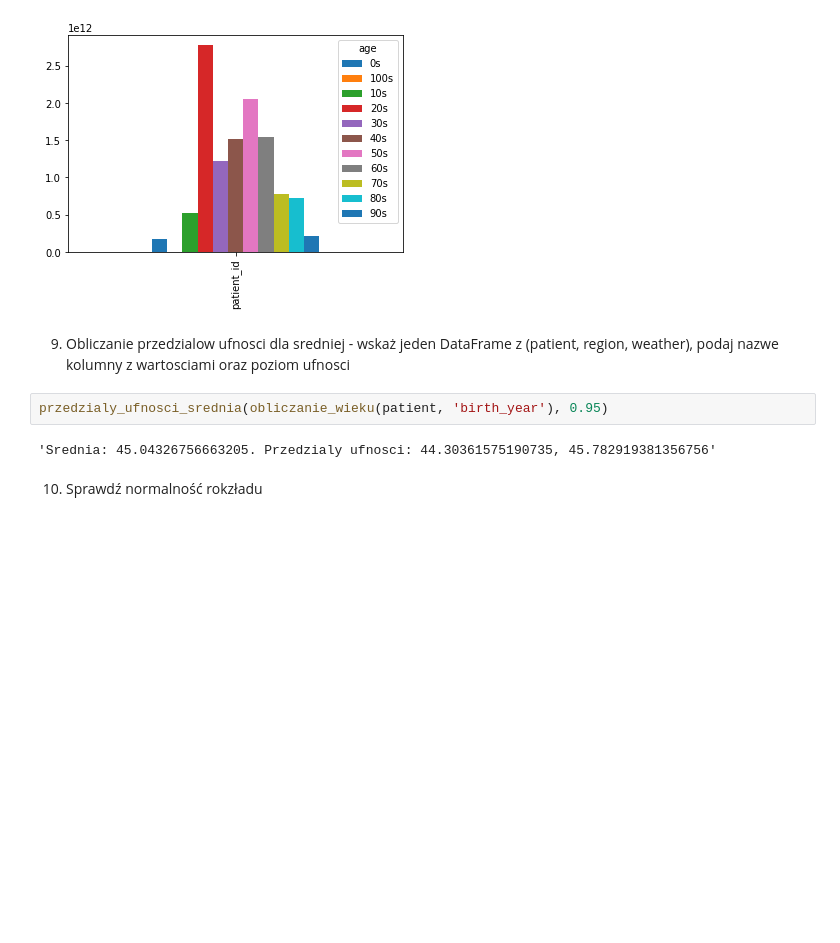
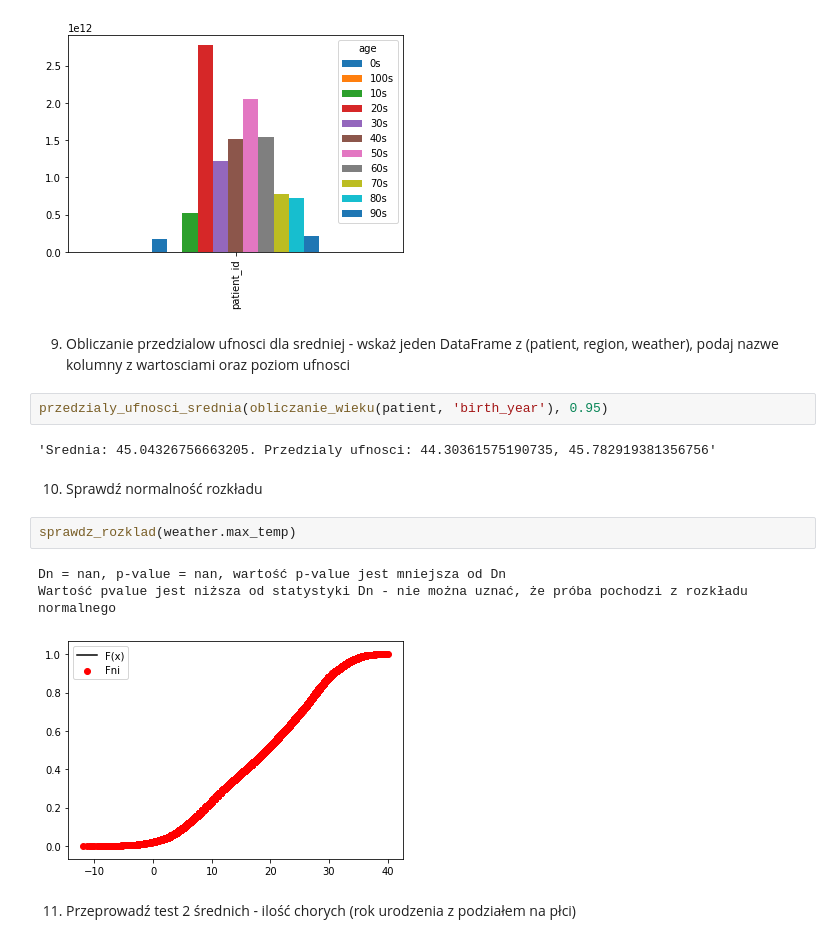
Before and after one commit to infoshareacademy/jdsz5-outdated, a Jupyter notebook: python/app_outdated.ipynb, the cells around one changed output. Cells and saved outputs as stored; diff of their text form; blank space fills up the shorter version.

```diff
--- a/python/app_outdated.ipynb
+++ b/python/app_outdated.ipynb
@@ -89,4 +90,12 @@ przedzialy_ufnosci_srednia(obliczanie_wieku(patient, 'birth_year'), 0.95)
 # %% [output]
 'Srednia: 45.04326756663205. Przedzialy ufnosci: 44.30361575190735, 45.782919381356756'
 # %% [markdown]
-10. Sprawdź normalność rokzładu
+10. Sprawdź normalność rozkładu
+# %%
+sprawdz_rozklad(weather.max_temp)
+# %% [output]
+Dn = nan, p-value = nan, wartość p-value jest mniejsza od Dn
+Wartość pvalue jest niższa od statystyki Dn - nie można uznać, że próba pochodzi z rozkładu normalnego
+[figure, added]
+# %% [markdown]
+11. Przeprowadź test 2 średnich - ilość chorych (rok urodzenia z podziałem na płci)
```
Also changed, not shown: parts of 4 cells of this notebook.
